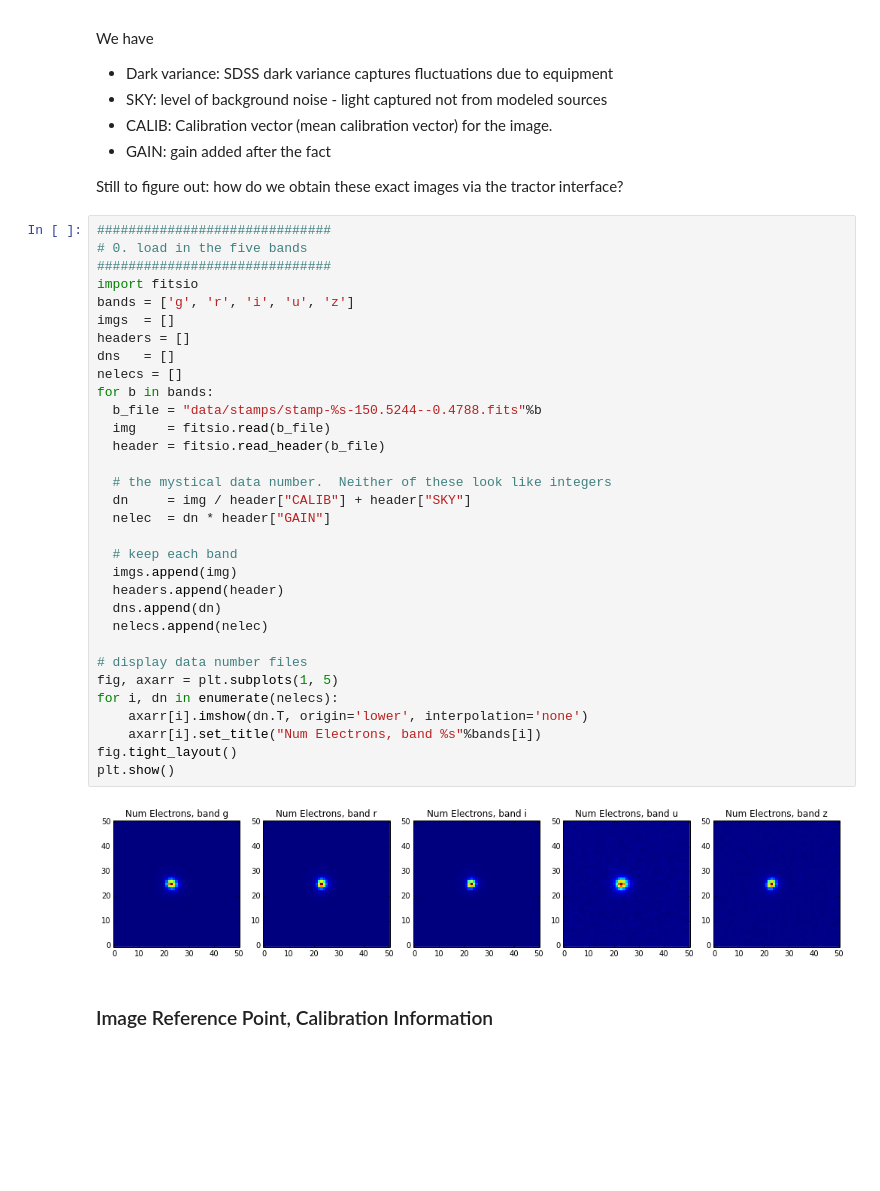
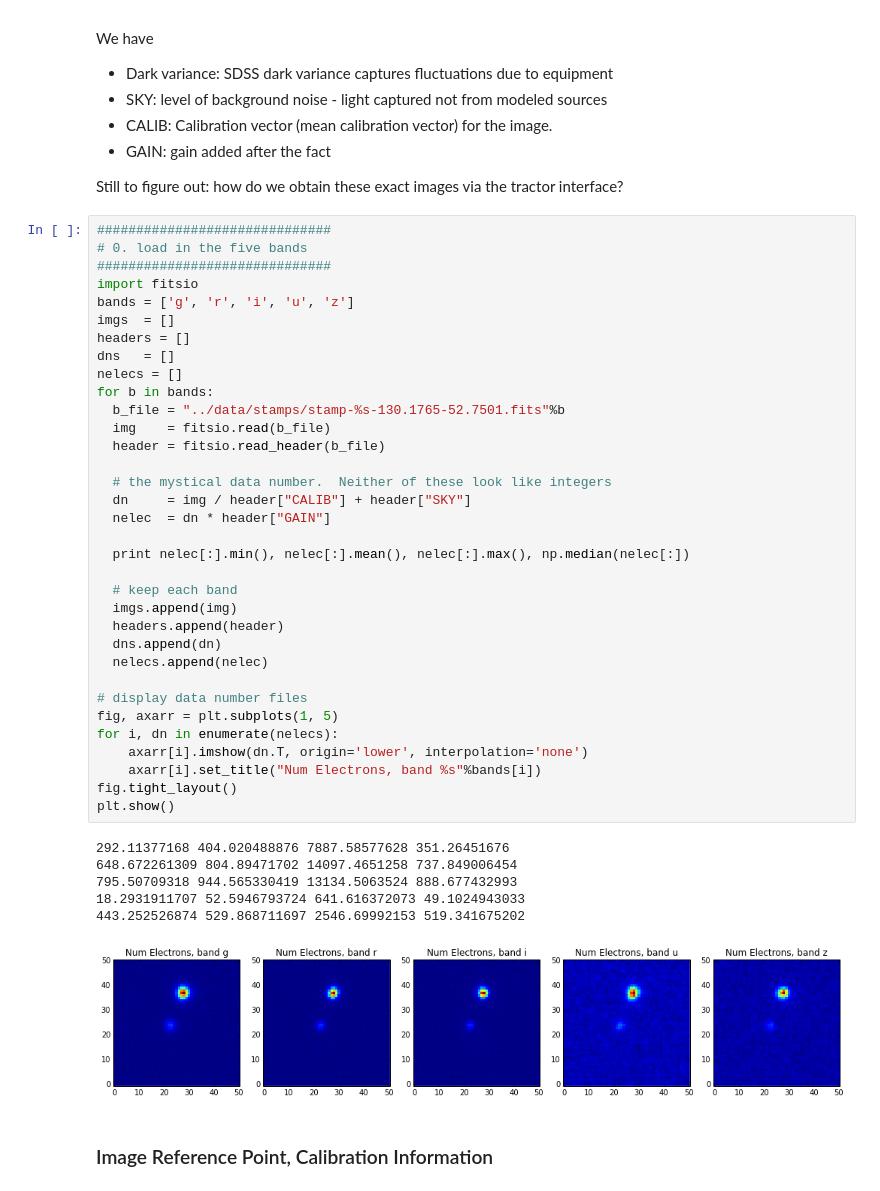
Before and after one commit to HIPS/DESI-MCMC, a Jupyter notebook: notebooks/FITS_File_Details.ipynb, the cells around one changed output. Drawn from its saved outputs; the diff is of its cells as text; blank space fills up the shorter version.

```diff
--- a/notebooks/FITS_File_Details.ipynb
+++ b/notebooks/FITS_File_Details.ipynb
@@ -32,35 +32,42 @@ Still to figure out: how do we obtain these exact images via the tractor interfa
 # 0. load in the five bands
 ##############################
 import fitsio
 bands = ['g', 'r', 'i', 'u', 'z']
 imgs  = []
 headers = []
 dns   = []
 nelecs = []
 for b in bands:
-  b_file = "data/stamps/stamp-%s-150.5244--0.4788.fits"%b
+  b_file = "../data/stamps/stamp-%s-130.1765-52.7501.fits"%b
   img    = fitsio.read(b_file)
   header = fitsio.read_header(b_file)
 
   # the mystical data number.  Neither of these look like integers
   dn     = img / header["CALIB"] + header["SKY"]
   nelec  = dn * header["GAIN"]
+
+  print nelec[:].min(), nelec[:].mean(), nelec[:].max(), np.median(nelec[:])
 
   # keep each band
   imgs.append(img)
   headers.append(header)
   dns.append(dn)
   nelecs.append(nelec)
 
 # display data number files
 fig, axarr = plt.subplots(1, 5)
 for i, dn in enumerate(nelecs):
     axarr[i].imshow(dn.T, origin='lower', interpolation='none')
     axarr[i].set_title("Num Electrons, band %s"%bands[i])
 fig.tight_layout()
 plt.show()
 # %% [output]
+292.11377168 404.020488876 7887.58577628 351.26451676
+648.672261309 804.89471702 14097.4651258 737.849006454
+795.50709318 944.565330419 13134.5063524 888.677432993
+18.2931911707 52.5946793724 641.616372073 49.1024943033
+443.252526874 529.868711697 2546.69992153 519.341675202
-[figure, old version]
+[figure, new version]
 # %% [markdown]
 ### Image Reference Point, Calibration Information
 # %% [markdown]
```
Also changed, not shown: parts of 7 cells of this notebook.
